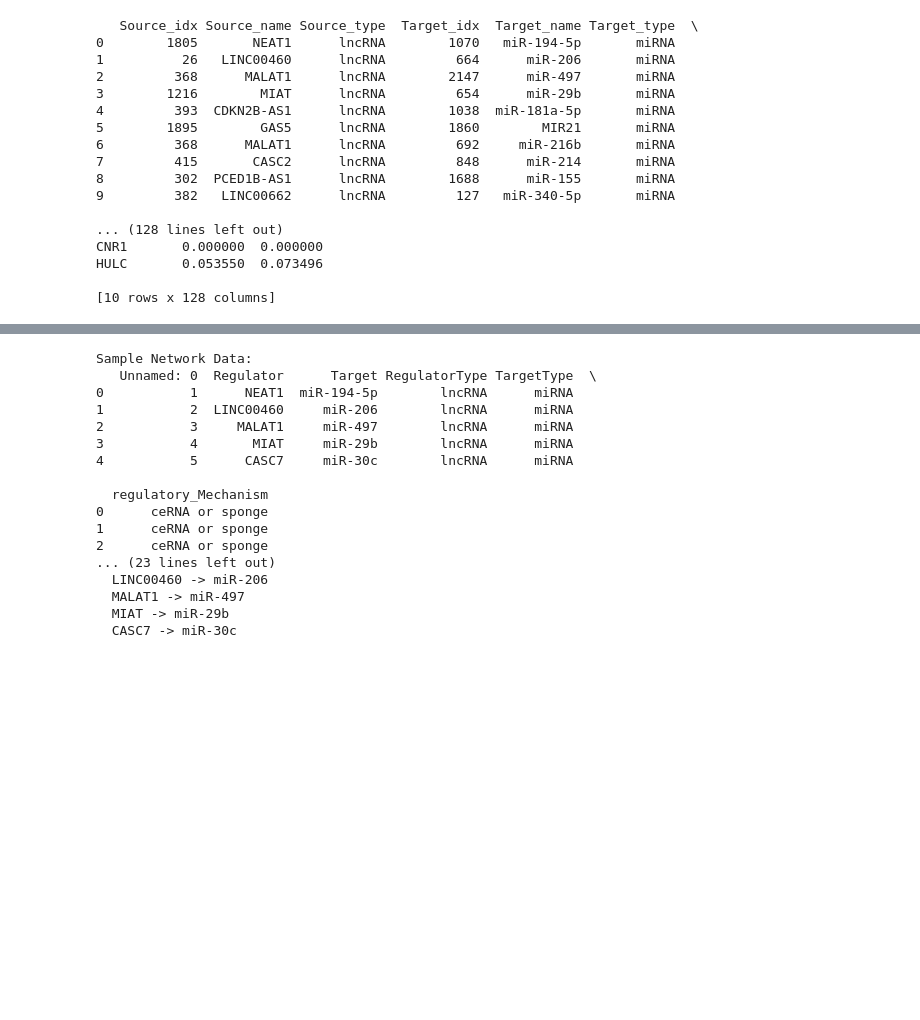
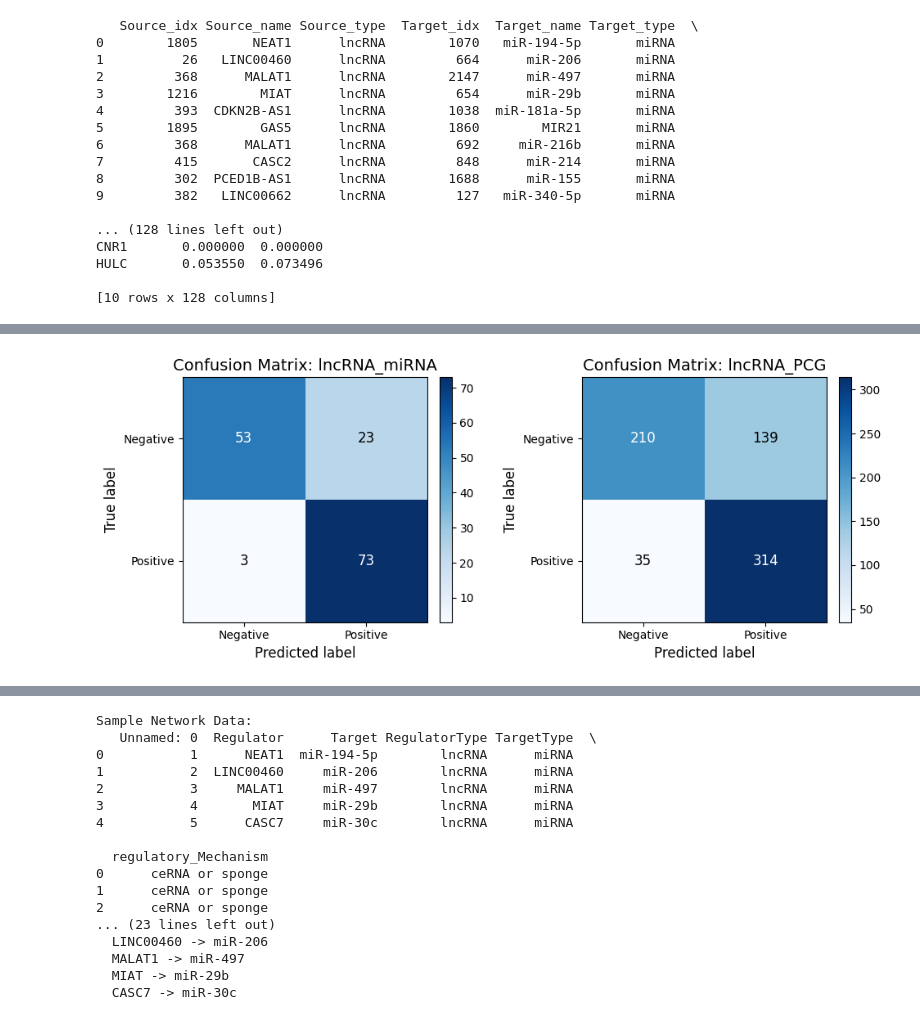
Before and after one commit to bioUroZC/LincGNN, a Jupyter notebook: LinkPrediction/LinkModel.ipynb, the cells around one changed output, grey strips where cells are left out. Saved outputs shown, nothing was run; the diff lists cells and outputs as text; code cells hidden in the pictures; blank space fills up the shorter version.

```diff
--- a/LinkPrediction/LinkModel.ipynb
+++ b/LinkPrediction/LinkModel.ipynb
@@ -231,7 +328,7 @@ def sample_lncrna_negatives(edge_index, num_nodes, node_types, num_samples):
         tries += 1
     return torch.tensor(negatives).t()  # shape [2, num_negatives]
 # %%
-data = dataset[0]
+#data = dataset[0]
 
 # Split positive edges (e.g., 80/10/10)
 num_edges = data.edge_index.size(1)
@@ -279,6 +376,19 @@ test_data = Data(
     edge_label=torch.cat([torch.ones(test_pos.size(1)), torch.zeros(test_neg.size(1))]),
     test_edge_type=test_edge_type
 )
+
+#metadata
+# For train_data:
+train_data.num_nodes = data.num_nodes
+train_data.node_types = data.node_types  # Needed for create_node_type_tensor()
+
+# For val_data:
+val_data.num_nodes = data.num_nodes
+val_data.node_types = data.node_types
+
+# For test_data:
+test_data.num_nodes = data.num_nodes
+test_data.node_types = data.node_types
 # %%
 import torch.nn as nn
 import torch.nn.functional as F
@@ -432,3 +847,46 @@ plt.show()
+# %%
+import matplotlib.pyplot as plt
+from sklearn.metrics import confusion_matrix
+
+# Get predictions and edge types
+preds = (probs > 0.5).astype(int)
+labels = test_data.edge_label.cpu().numpy()
+num_pos = test_data.test_edge_type.shape[0]
+edge_types = test_data.test_edge_type.cpu().numpy()
+relation_map = getattr(test_data, "relation_map", None)
+if relation_map is None:
+    relation_map = dataset.relation_map
+
+# Build edge_type array for all test links (positives + negatives)
+all_edge_types = np.concatenate([edge_types, edge_types])  # negatives get same type as positives
+
+# Professional confusion matrices for each edge type
+fig, axes = plt.subplots(1, len(relation_map), figsize=(5 * len(relation_map), 4))
+if len(relation_map) == 1:
+    axes = [axes]
+
+for ax, (rel_type, rel_id) in zip(axes, relation_map.items()):
+    mask = (all_edge_types == rel_id)
+    cm = confusion_matrix(labels[mask], preds[mask])
+    im = ax.imshow(cm, interpolation='nearest', cmap=plt.cm.Blues)
+    ax.set_title(f"Confusion Matrix: {rel_type}", fontsize=14)
+    ax.set_xlabel("Predicted label", fontsize=12)
+    ax.set_ylabel("True label", fontsize=12)
+    ax.set_xticks([0, 1])
+    ax.set_yticks([0, 1])
+    ax.set_xticklabels(["Negative", "Positive"])
+    ax.set_yticklabels(["Negative", "Positive"])
+    # Annotate cells
+    for i in range(cm.shape[0]):
+        for j in range(cm.shape[1]):
+            ax.text(j, i, f"{cm[i, j]}", ha="center", va="center",
+                    color="white" if cm[i, j] > cm.max() / 2 else "black", fontsize=12)
+    fig.colorbar(im, ax=ax, fraction=0.046, pad=0.04)
+
+plt.tight_layout()
+plt.show()
+# %% [output]
+[figure, added]
 # %%
 ## check out data
 import pandas as pd
```
Also changed, not shown: parts of 8 cells of this notebook.
